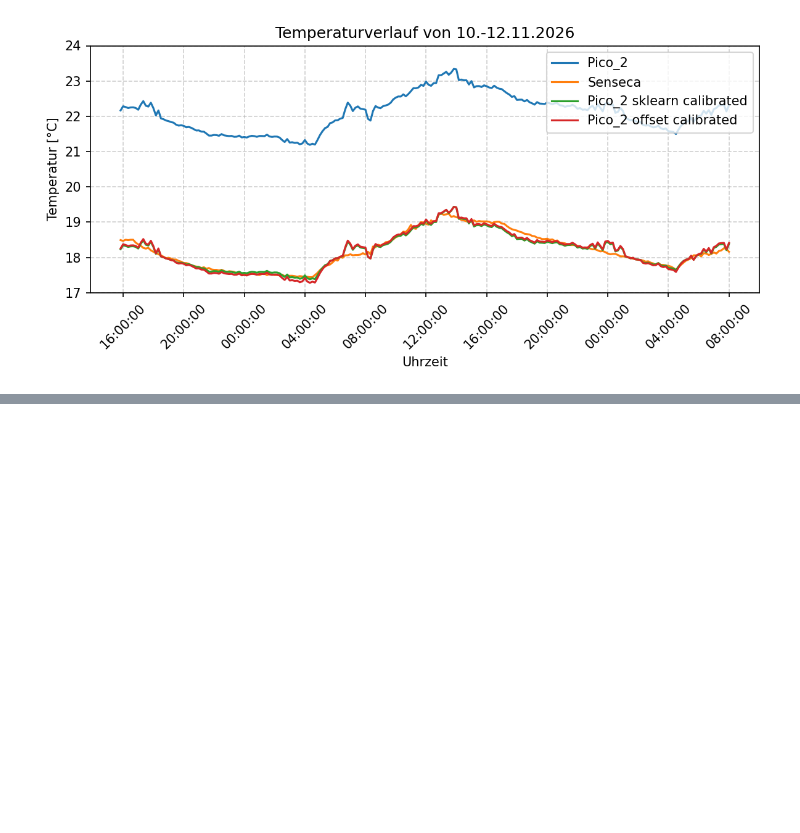
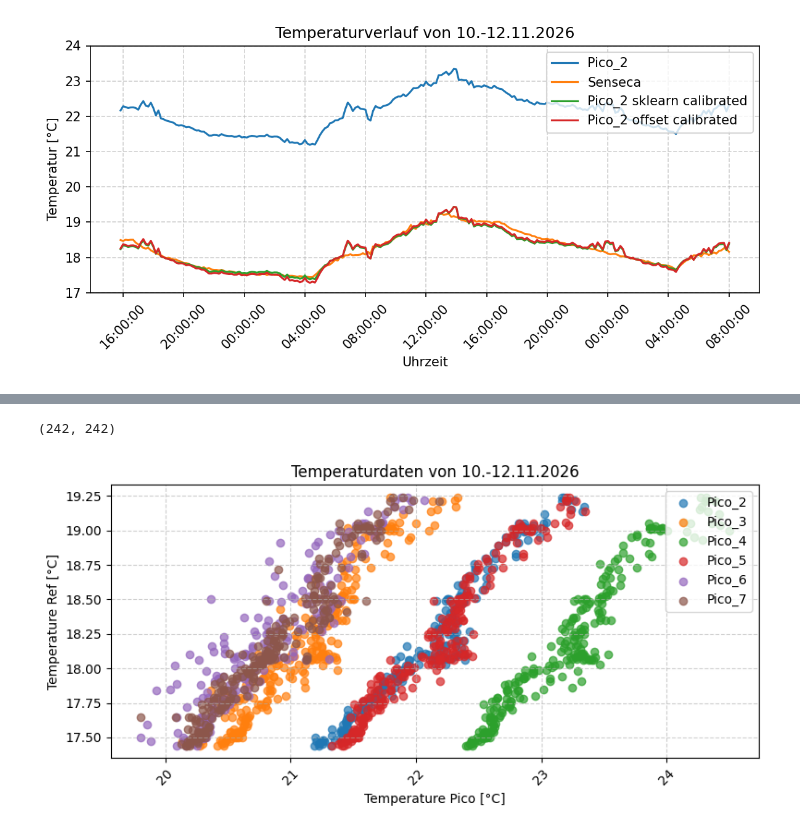
Before and after one commit to hydroclaus/rpy_velutina, a Jupyter notebook: BME280_nicholas/data_temp_senseca/plot_temp_data.ipynb, the cells around one changed output, grey strips where cells are left out. Cells and saved outputs as stored; diff of their text form; code cells hidden in the pictures; blank space fills up the shorter version.

```diff
--- a/BME280_nicholas/data_temp_senseca/plot_temp_data.ipynb
+++ b/BME280_nicholas/data_temp_senseca/plot_temp_data.ipynb
@@ -378,0 +415,22 @@ plt.show()
+# %%
+len(summary), len(summary["Senseca"])
+# %% [output]
+(242, 242)
+# %%
+# Diagramm zeichnen
+plt.figure(figsize=(8, 4))
+for pico in picos_dfs_names:
+    plt.scatter(summary[pico], summary["Senseca"], alpha=0.7)
+
+# Achsen und Layout formatieren
+plt.title("Temperaturdaten von 10.-12.11.2026")
+plt.xlabel("Temperature Pico [°C]")
+plt.ylabel("Temperature Ref [°C]")
+plt.xticks(rotation=45)
+plt.grid(True, linestyle="--", alpha=0.6)
+plt.tight_layout()
+plt.legend(summary.columns, loc='upper right')
+
+plt.show()
+# %% [output]
+[figure, added]
```
Also changed, not shown: parts of 4 cells of this notebook.
